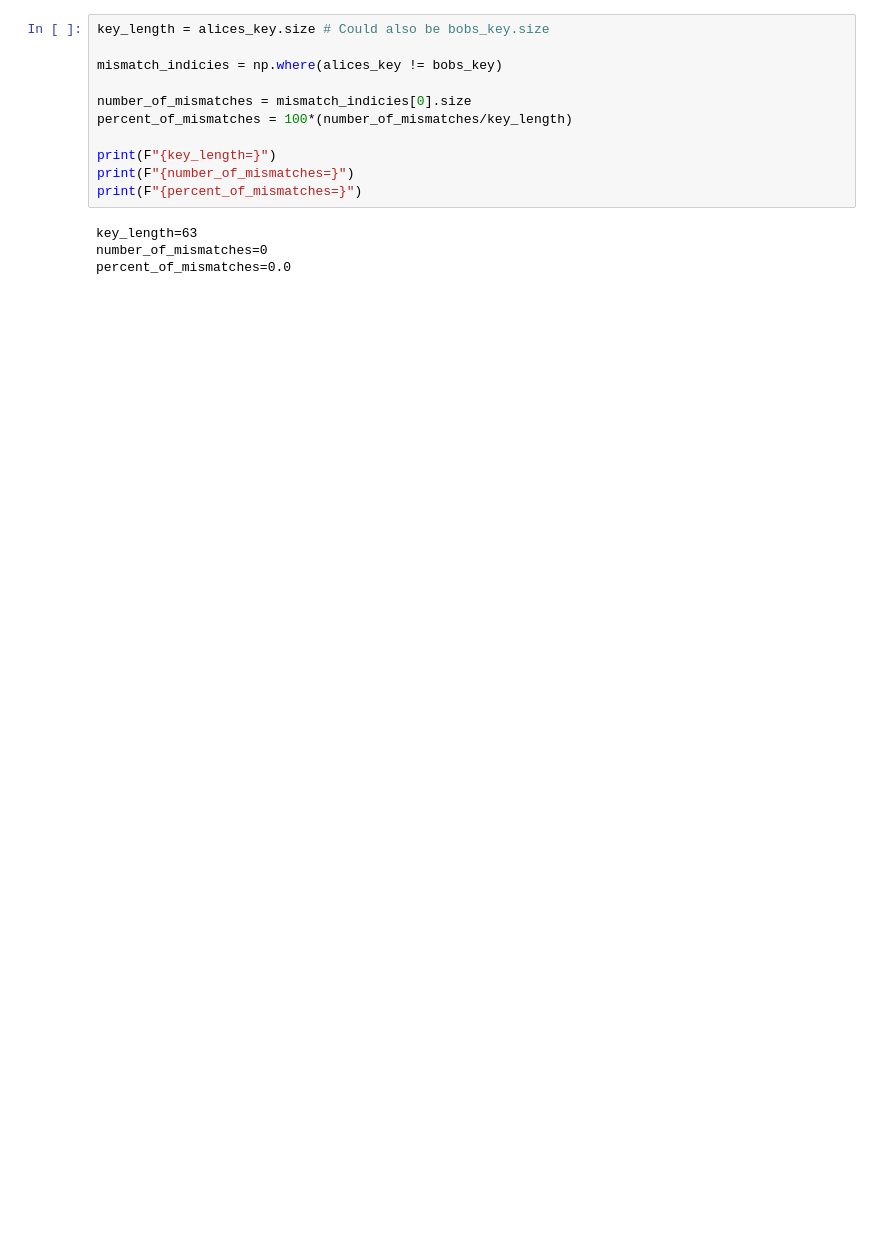
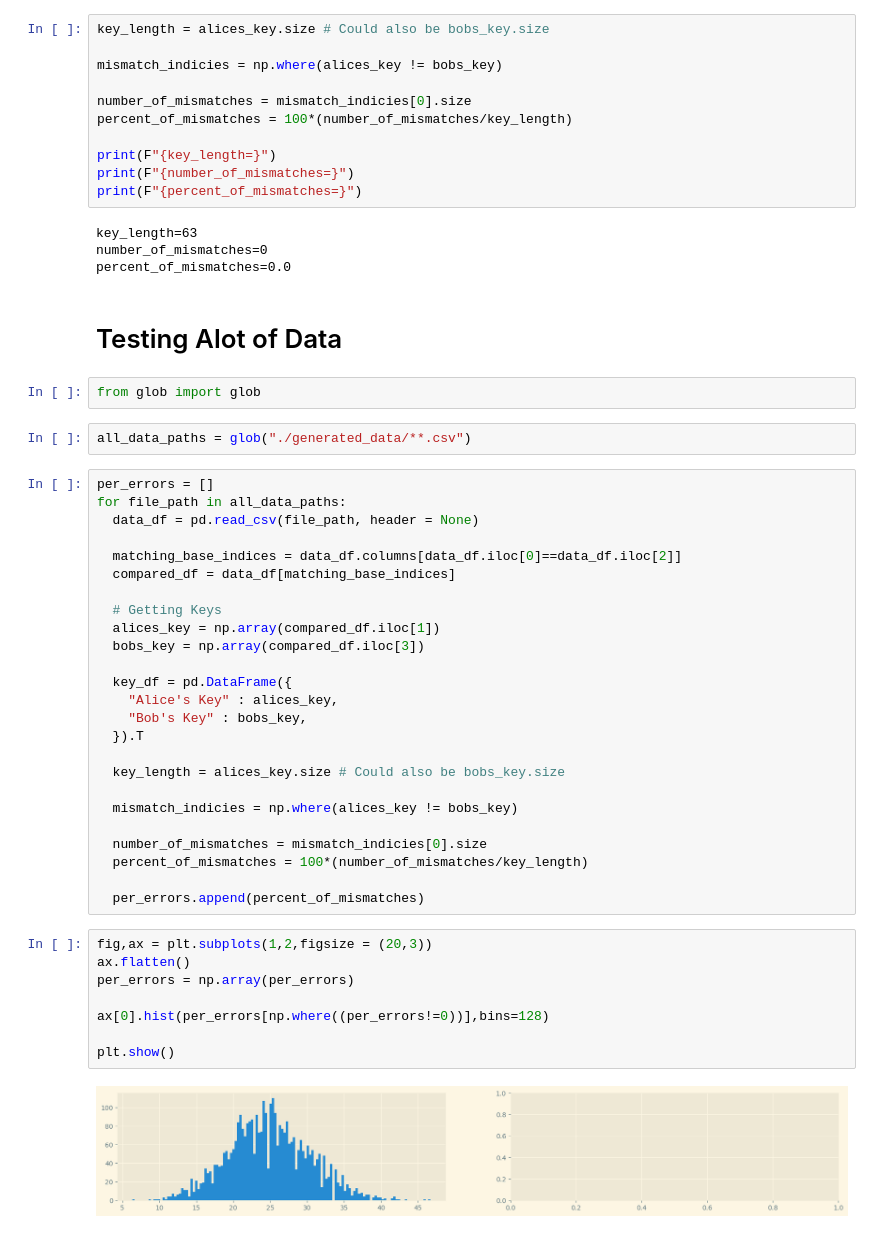
Before and after one commit to seambr/bb84-lab-automation, a Jupyter notebook: analysis.ipynb, the cells around one changed output. Saved outputs shown, nothing was run; the diff lists cells and outputs as text; blank space fills up the shorter version.

```diff
--- a/analysis.ipynb
+++ b/analysis.ipynb
@@ -68,3 +70,44 @@ print(F"{percent_of_mismatches=}")
 key_length=63
 number_of_mismatches=0
 percent_of_mismatches=0.0
+# %% [markdown]
+# Testing Alot of Data
+# %%
+from glob import glob
+# %%
+all_data_paths = glob("./generated_data/**.csv")
+# %%
+per_errors = []
+for file_path in all_data_paths:
+  data_df = pd.read_csv(file_path, header = None)
+
+  matching_base_indices = data_df.columns[data_df.iloc[0]==data_df.iloc[2]]
+  compared_df = data_df[matching_base_indices]
+
+  # Getting Keys
+  alices_key = np.array(compared_df.iloc[1])
+  bobs_key = np.array(compared_df.iloc[3])
+
+  key_df = pd.DataFrame({
+    "Alice's Key" : alices_key,
+    "Bob's Key" : bobs_key,
+  }).T
+
+  key_length = alices_key.size # Could also be bobs_key.size
+
+  mismatch_indicies = np.where(alices_key != bobs_key)
+
+  number_of_mismatches = mismatch_indicies[0].size
+  percent_of_mismatches = 100*(number_of_mismatches/key_length)
+
+  per_errors.append(percent_of_mismatches)
+# %%
+fig,ax = plt.subplots(1,2,figsize = (20,3))
+ax.flatten()
+per_errors = np.array(per_errors)
+
+ax[0].hist(per_errors[np.where((per_errors!=0))],bins=128)
+
+plt.show()
+# %% [output]
+[figure, added]
```
Also changed, not shown: parts of 6 cells of this notebook, 7 other files.
